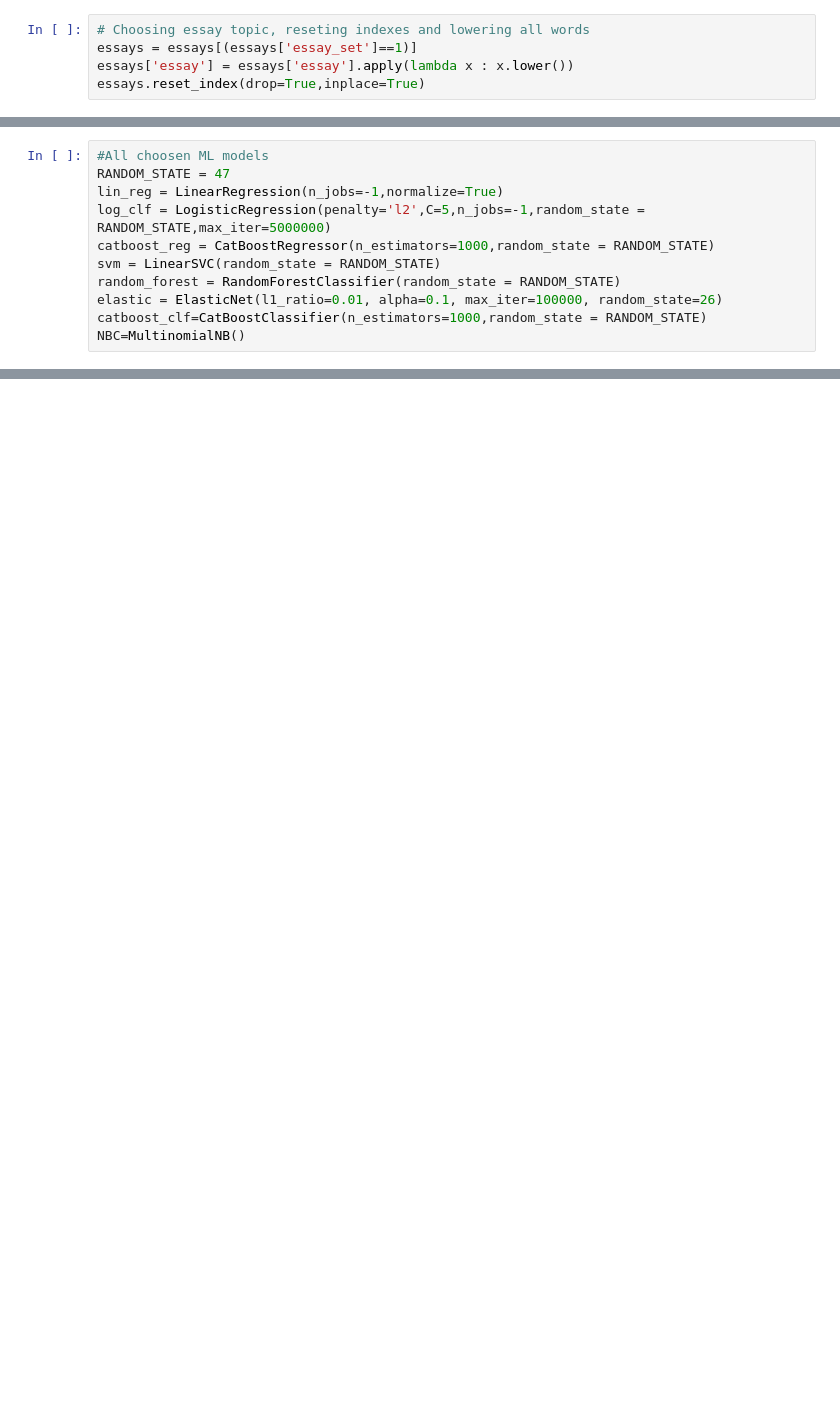
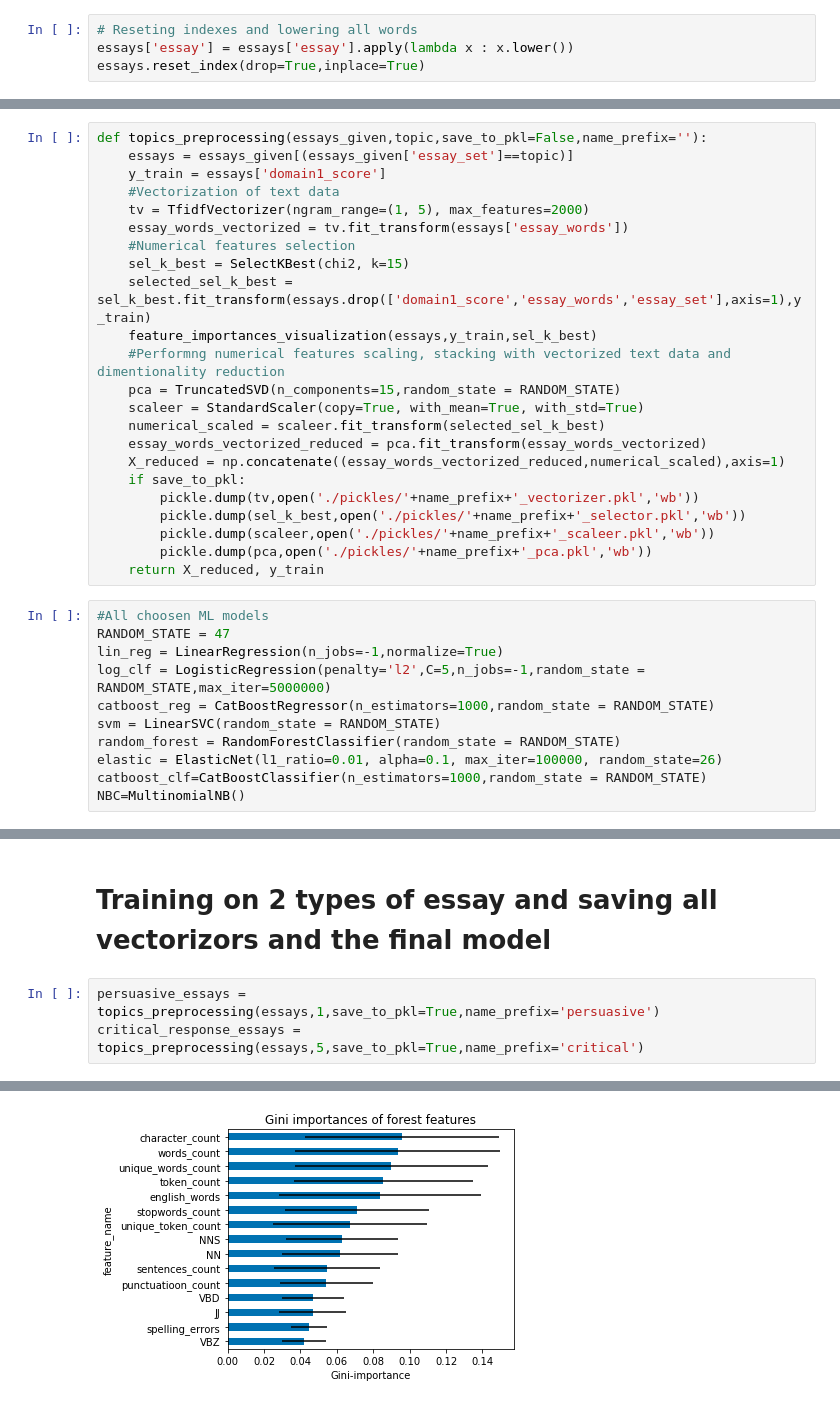
Before and after one commit to michaelgfeldman/BachelorProject, a Jupyter notebook: thesiswork.ipynb, the cells around one changed output, grey strips where cells are left out. Saved outputs shown, nothing was run; the diff lists cells and outputs as text; blank space fills up the shorter version.

```diff
--- a/thesiswork.ipynb
+++ b/thesiswork.ipynb
@@ -92,6 +95,5 @@ list_of_all_tags=['LS', 'TO', 'VBN', "''", 'WP', 'UH', 'VBG', 'JJ', 'VBZ', '--',
 # %%
-# Choosing essay topic, reseting indexes and lowering all words
-essays = essays[(essays['essay_set']==1)]
+# Reseting indexes and lowering all words
 essays['essay'] = essays['essay'].apply(lambda x : x.lower())
 essays.reset_index(drop=True,inplace=True)
 # %%
@@ -195,3 +221,26 @@ y_train = essays['domain1_score']
+# %%
+def topics_preprocessing(essays_given,topic,save_to_pkl=False,name_prefix=''):
+    essays = essays_given[(essays_given['essay_set']==topic)]
+    y_train = essays['domain1_score']
+    #Vectorization of text data
+    tv = TfidfVectorizer(ngram_range=(1, 5), max_features=2000)
+    essay_words_vectorized = tv.fit_transform(essays['essay_words'])
+    #Numerical features selection
+    sel_k_best = SelectKBest(chi2, k=15)
+    selected_sel_k_best = sel_k_best.fit_transform(essays.drop(['domain1_score','essay_words','essay_set'],axis=1),y_train)
+    feature_importances_visualization(essays,y_train,sel_k_best)
+    #Performng numerical features scaling, stacking with vectorized text data and dimentionality reduction
+    pca = TruncatedSVD(n_components=15,random_state = RANDOM_STATE)
+    scaleer = StandardScaler(copy=True, with_mean=True, with_std=True)
+    numerical_scaled = scaleer.fit_transform(selected_sel_k_best)
+    essay_words_vectorized_reduced = pca.fit_transform(essay_words_vectorized)
+    X_reduced = np.concatenate((essay_words_vectorized_reduced,numerical_scaled),axis=1)
+    if save_to_pkl:
+        pickle.dump(tv,open('./pickles/'+name_prefix+'_vectorizer.pkl','wb'))
+        pickle.dump(sel_k_best,open('./pickles/'+name_prefix+'_selector.pkl','wb'))
+        pickle.dump(scaleer,open('./pickles/'+name_prefix+'_scaleer.pkl','wb'))
+        pickle.dump(pca,open('./pickles/'+name_prefix+'_pca.pkl','wb'))
+    return X_reduced, y_train
 # %%
 #All choosen ML models
 RANDOM_STATE = 47
@@ -265,0 +288,6 @@ pickle.dump(model_saving,open('model.pkl','wb'))
+# %% [markdown]
+# Training on 2 types of essay and saving all vectorizors and the final model
+# %%
+persuasive_essays = topics_preprocessing(essays,1,save_to_pkl=True,name_prefix='persuasive')
+critical_response_essays = topics_preprocessing(essays,5,save_to_pkl=True,name_prefix='critical')
+# %% [output]
@@ -265,0 +295 @@ pickle.dump(model_saving,open('model.pkl','wb'))
+[figure, added]
```
Also changed, not shown: parts of 15 cells of this notebook, 15 other files.
